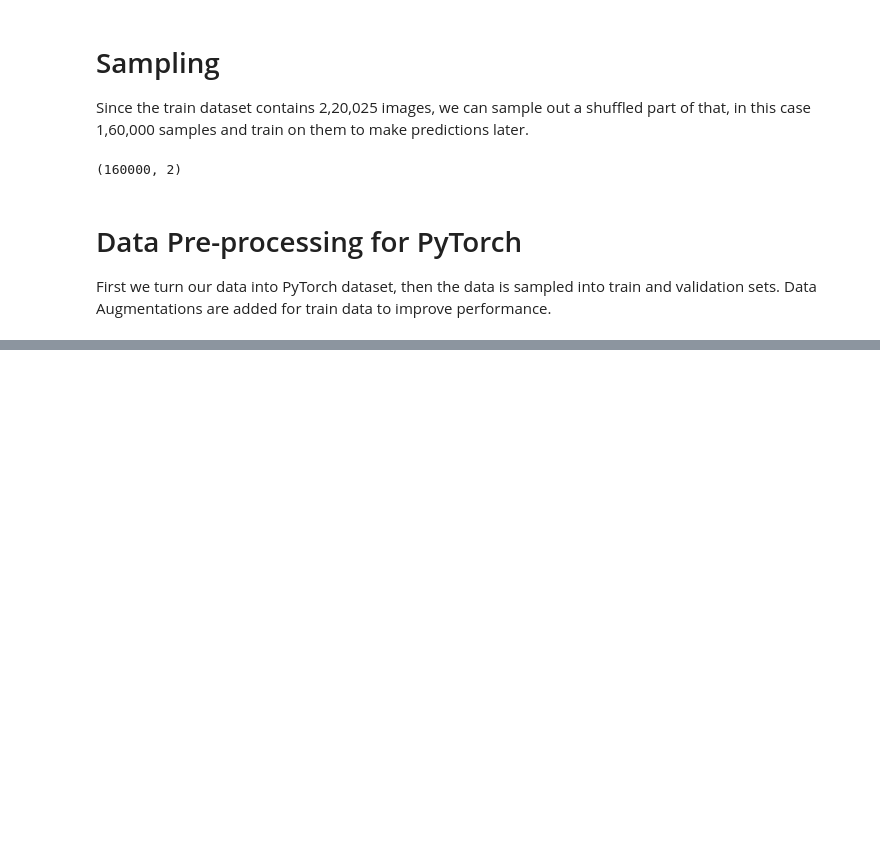
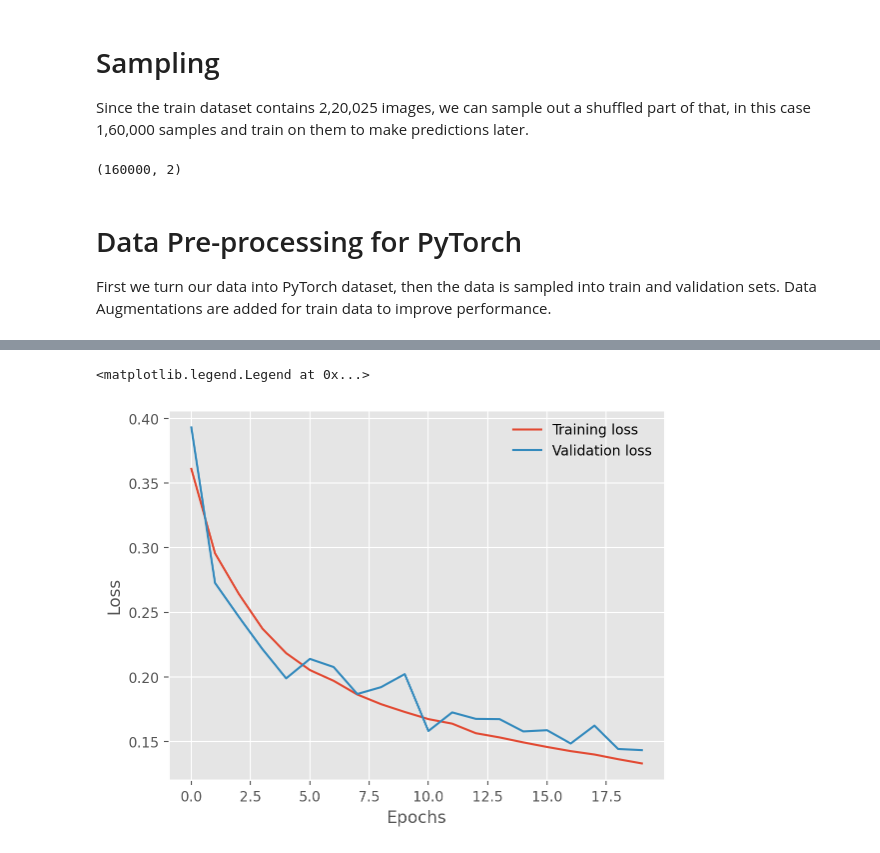
Before and after one commit to ArnabKumarRoy02/Histopathological-Cancer-Detection, a Jupyter notebook: cancer-detection.ipynb, the cells around one changed output, grey strips where cells are left out. Saved outputs shown, nothing was run; the diff lists cells and outputs as text; code cells hidden in the pictures; blank space fills up the shorter version.

```diff
--- a/cancer-detection.ipynb
+++ b/cancer-detection.ipynb
@@ -169,0 +234,8 @@ test_loader = DataLoader(test_data, batch_size=batch_size,
+# %%
+# Check if CUDA is available
+train_on_gpu = torch.cuda.is_available()
+
+if not train_on_gpu:
+    print("Training on CPU")
+else:
+    print('Training on GPU')
@@ -169,0 +246,6 @@ test_loader = DataLoader(test_data, batch_size=batch_size,
+# %%
+# Create a complete CNN
+model = CNN()
+print(model)
+
+if train_on_gpu: model.cuda()
@@ -169,0 +277,6 @@ test_loader = DataLoader(test_data, batch_size=batch_size,
+# %%
+# Specify Loss function (categorical cross-entropy loss)
+criterion = nn.BCELoss()
+
+# Specify optimizer
+optimizer = optim.Adam(model.parameters(), lr=0.00015)
@@ -169,0 +388,12 @@ test_loader = DataLoader(test_data, batch_size=batch_size,
+# %%
+%matplotlib inline
+%config InlineBackend.figure_format = 'retina'
+
+plt.plot(train_losses, label='Training loss')
+plt.plot(valid_losses, label='Validation loss')
+plt.xlabel("Epochs")
+plt.ylabel("Loss")
+plt.legend(frameon=False)
+# %% [output]
+<matplotlib.legend.Legend at 0x...>
+[figure, added]
```
Also changed, not shown: parts of 10 cells of this notebook.
